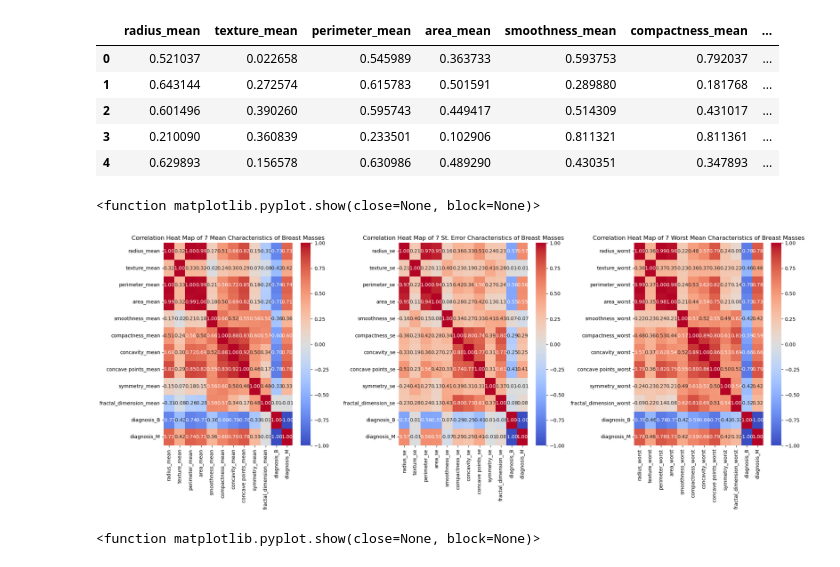
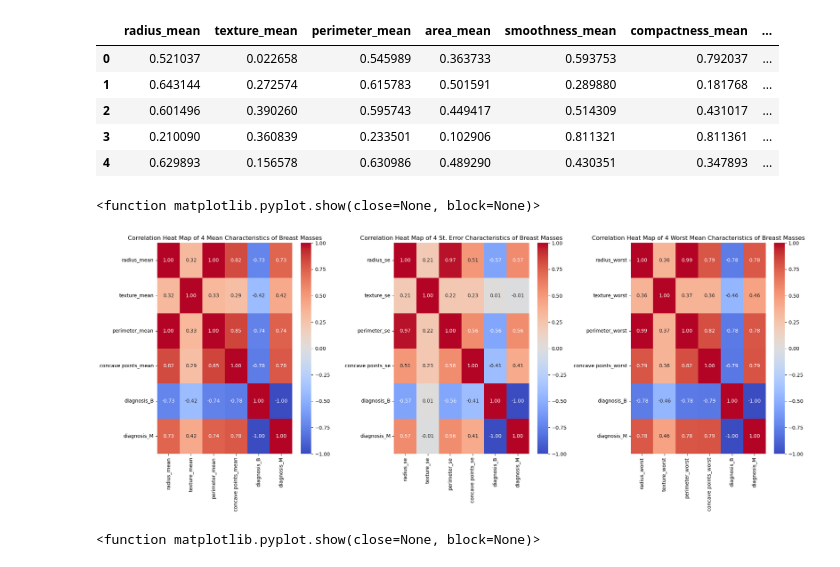
Before and after one commit to m-liv/bc-project, a Jupyter notebook: eda_plots.ipynb, the cells around one changed output. Cells and saved outputs as stored; diff of their text form; code cells hidden in the pictures.

```diff
--- a/eda_plots.ipynb
+++ b/eda_plots.ipynb
@@ -138,24 +138,28 @@ mean_df.head()
 | 3 | 0.210090 | 0.360839 | 0.233501 | 0.102906 | 0.811321 | 0.811361 | ... |
 | 4 | 0.629893 | 0.156578 | 0.630986 | 0.489290 | 0.430351 | 0.347893 | ... |
 # %%
-# creating a correlation matrix for each df
-corr_matrix1 = mean_df.corr()
-corr_matrix2 = se_df.corr()
-corr_matrix3 = worst_df.corr()
+# creating a correlation matrix for three characteristics to show the difference based on measurement
+corr_df1 = mean_df[['radius_mean', 'texture_mean', 'perimeter_mean', 'concave points_mean', 'diagnosis_B', 'diagnosis_M']]
+corr_df2 = se_df[['radius_se', 'texture_se', 'perimeter_se', 'concave points_se', 'diagnosis_B', 'diagnosis_M']]
+corr_df3 = worst_df[['radius_worst', 'texture_worst', 'perimeter_worst', 'concave points_worst', 'diagnosis_B', 'diagnosis_M']]
+
+corr_matrix1 = corr_df1.corr()
+corr_matrix2 = corr_df2.corr()
+corr_matrix3 = corr_df3.corr()
 
 # creating a 3 by 1 plot to graph each correlation matrix on
 fig, axes = plt.subplots(1, 3, figsize = (20, 8))
 sns.heatmap(corr_matrix1, annot = True, cmap = 'coolwarm', fmt = '.2f', ax = axes[0])
-axes[0].set_title('Correlation Heat Map of 7 Mean Characteristics of Breast Masses')
+axes[0].set_title('Correlation Heat Map of 4 Mean Characteristics of Breast Masses')
 sns.heatmap(corr_matrix2, annot = True, cmap = 'coolwarm', fmt = '.2f', ax = axes[1])
-axes[1].set_title('Correlation Heat Map of 7 St. Error Characteristics of Breast Masses')
+axes[1].set_title('Correlation Heat Map of 4 St. Error Characteristics of Breast Masses')
 sns.heatmap(corr_matrix3, annot = True, cmap = 'coolwarm', fmt = '.2f', ax = axes[2])
-axes[2].set_title('Correlation Heat Map of 7 Worst Mean Characteristics of Breast Masses')
+axes[2].set_title('Correlation Heat Map of 4 Worst Mean Characteristics of Breast Masses')
 plt.tight_layout()
 plt.show
 # %% [output]
 <function matplotlib.pyplot.show(close=None, block=None)>
-[figure, old version]
+[figure, new version]
 # %%
 # plotting box plots of the three "worst" parameters with the highest correlation to diagnosis
 col_list = ['radius_worst', 'perimeter_worst', 'concave points_worst']
```
